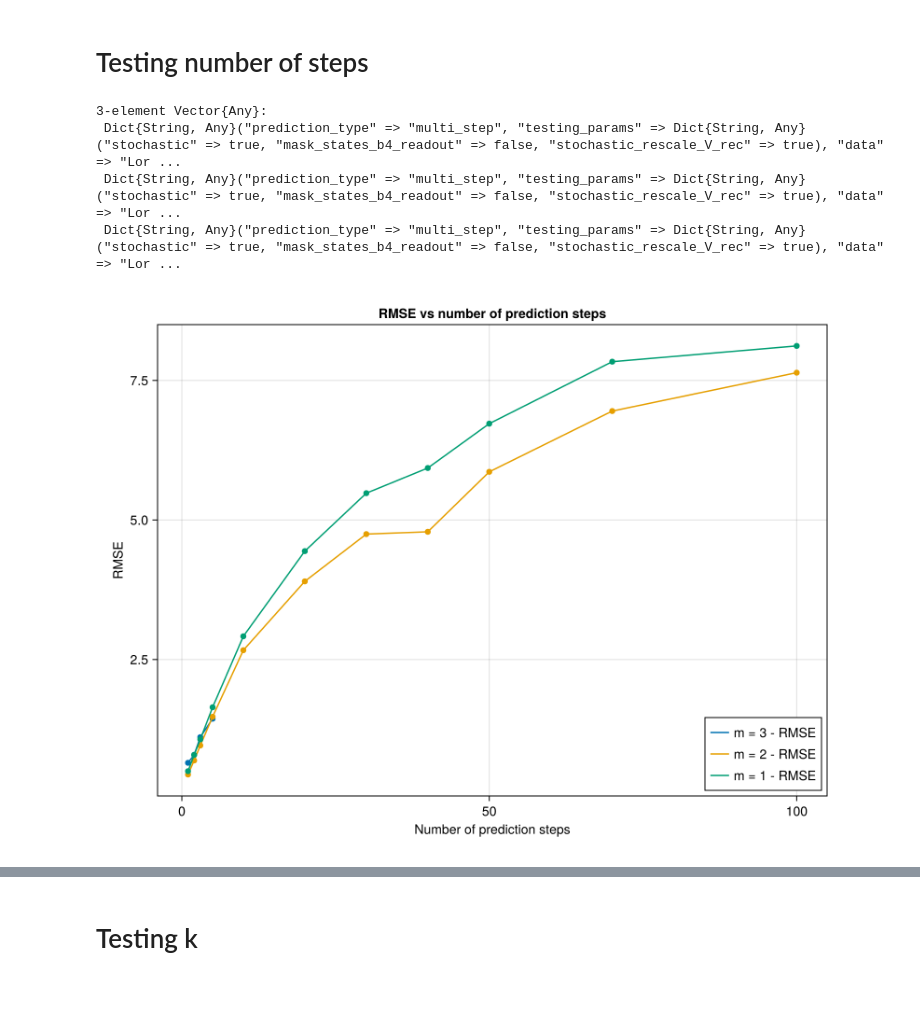
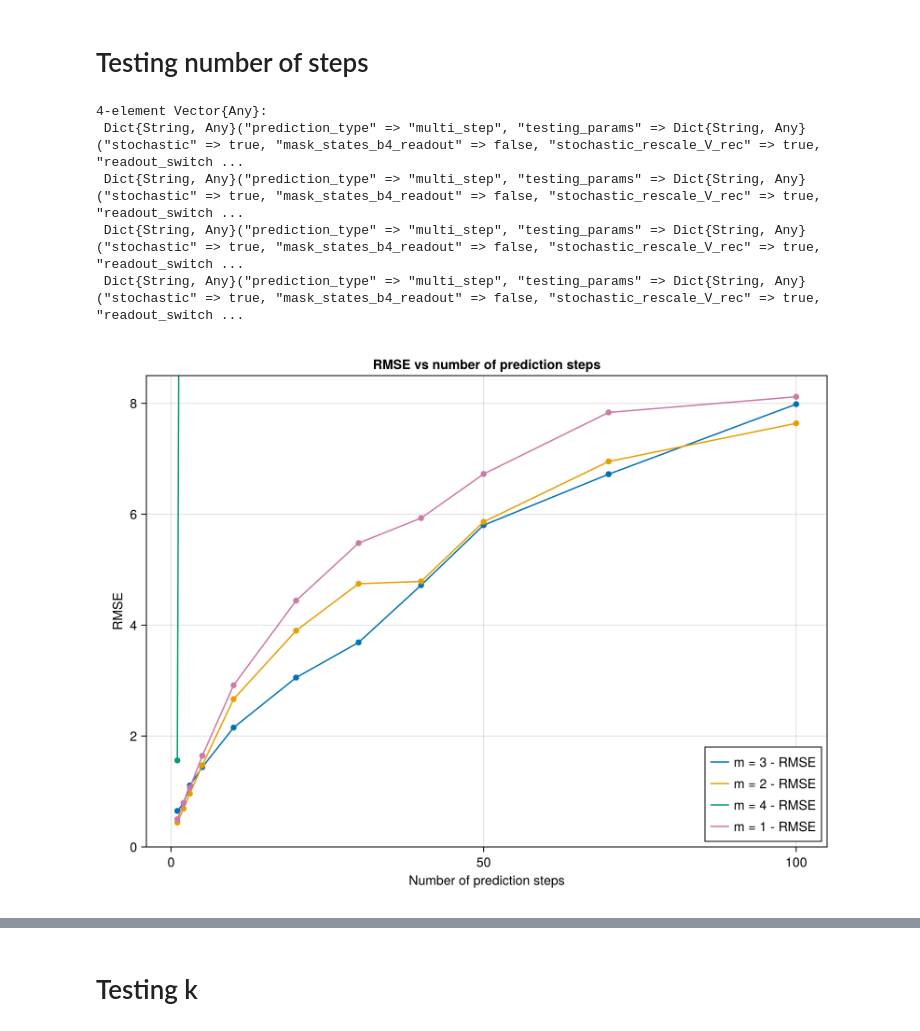
Before and after one commit to HectorMorlet/echo-state-networks, a Jupyter notebook: Notebooks/Hyperparameters/ON_layered_stochastic.ipynb, the cells around one changed output, grey strips where cells are left out. Cells and saved outputs as stored; diff of their text form; code cells hidden in the pictures; blank space fills up the shorter version.

Commit message:
Readout switching, talk and predicting n steps into future

```diff
--- a/Notebooks/Hyperparameters/ON_layered_stochastic.ipynb
+++ b/Notebooks/Hyperparameters/ON_layered_stochastic.ipynb
@@ -16,7 +16,8 @@ ON_layered_test_search = Dict(
     "testing_params" => Dict(
         "mask_states_b4_readout" => false,
         "stochastic" => true,
-        "stochastic_rescale_V_rec" => true
+        "stochastic_rescale_V_rec" => true,
+        "readout_switching" => false
     ),
     "data" => "Lorenz 0_01",
     "testing_parameter" => "n_steps",
@@ -26,10 +27,11 @@ ON_layered_test_search = Dict(
 )
 ON_layered_tests = find_test(ON_layered_test_search)
 # %% [output]
-3-element Vector{Any}:
- Dict{String, Any}("prediction_type" => "multi_step", "testing_params" => Dict{String, Any}("stochastic" => true, "mask_states_b4_readout" => false, "stochastic_rescale_V_rec" => true), "data" => "Lor ...
- Dict{String, Any}("prediction_type" => "multi_step", "testing_params" => Dict{String, Any}("stochastic" => true, "mask_states_b4_readout" => false, "stochastic_rescale_V_rec" => true), "data" => "Lor ...
- Dict{String, Any}("prediction_type" => "multi_step", "testing_params" => Dict{String, Any}("stochastic" => true, "mask_states_b4_readout" => false, "stochastic_rescale_V_rec" => true), "data" => "Lor ...
+4-element Vector{Any}:
+ Dict{String, Any}("prediction_type" => "multi_step", "testing_params" => Dict{String, Any}("stochastic" => true, "mask_states_b4_readout" => false, "stochastic_rescale_V_rec" => true, "readout_switch ...
+ Dict{String, Any}("prediction_type" => "multi_step", "testing_params" => Dict{String, Any}("stochastic" => true, "mask_states_b4_readout" => false, "stochastic_rescale_V_rec" => true, "readout_switch ...
+ Dict{String, Any}("prediction_type" => "multi_step", "testing_params" => Dict{String, Any}("stochastic" => true, "mask_states_b4_readout" => false, "stochastic_rescale_V_rec" => true, "readout_switch ...
+ Dict{String, Any}("prediction_type" => "multi_step", "testing_params" => Dict{String, Any}("stochastic" => true, "mask_states_b4_readout" => false, "stochastic_rescale_V_rec" => true, "readout_switch ...
 # %%
 test_dict = Dict()
 
@@ -38,16 +40,21 @@ for test in ON_layered_tests
     test_dict[m_value] = test
 end
 # %%
-chart_tests(
+fig = chart_tests(
     "RMSE vs number of prediction steps",
     "Number of prediction steps",
     "RMSE",
     test_dict,
     metrics=["RMSE"],
+    ylim_low=0,
     ylim_high=8.5
 )
+
+save("stochastic_OPESN_RMSE_vs_steps.pdf", fig)
+
+fig
 # %% [output]
-[figure, old version]
+[figure, new version]
 # %%
 chart_tests(
     "Turning Partition RMSE vs number of prediction steps",
```
Also changed, not shown: parts of 7 cells of this notebook, 40 other files.
